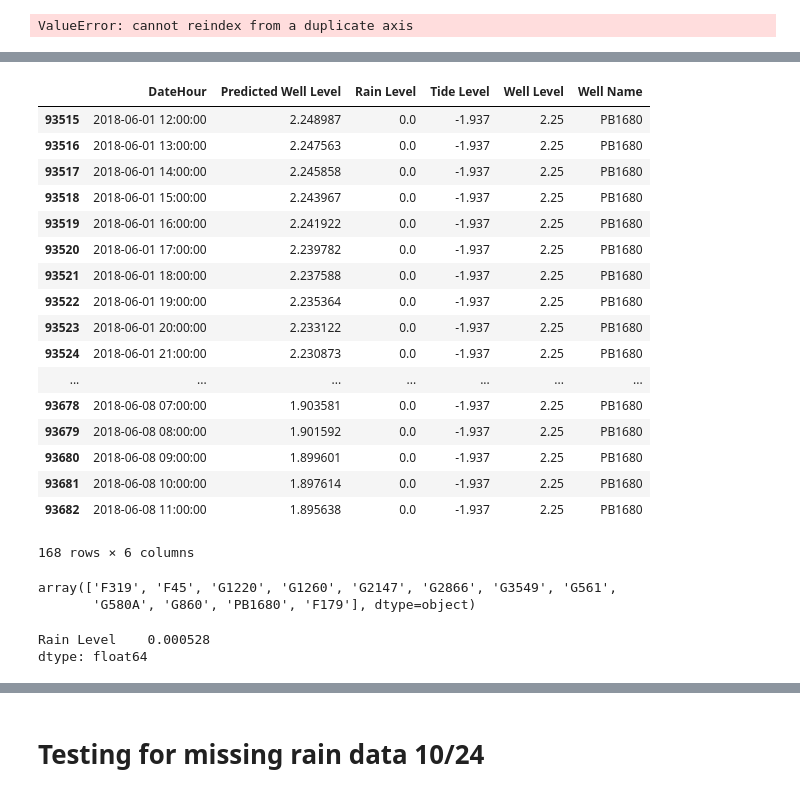
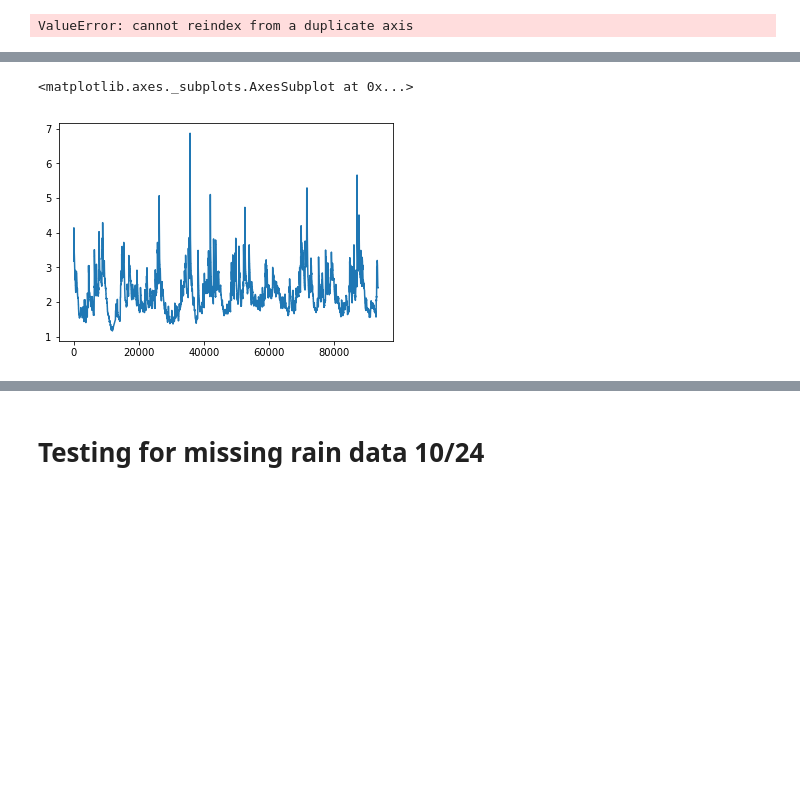
Before and after one commit to ccnobbli/Fall2_Homework, a Jupyter notebook: data/Well Data_Split/Aggregate All Well Data.ipynb, the cells around one changed output, grey strips where cells are left out. Cells and saved outputs as stored; diff of their text form; code cells hidden in the pictures; blank space fills up the shorter version.

```diff
--- a/data/Well Data_Split/Aggregate All Well Data.ipynb
+++ b/data/Well Data_Split/Aggregate All Well Data.ipynb
@@ -353,23 +409,7 @@ ValueError: Can only compare identically-labeled DataFrame objects
+# %%
+df.loc[df['Well Name'] == 'F179', 'Well Level'].plot()
+# %% [output]
+<matplotlib.axes._subplots.AxesSubplot at 0x...>
+[figure, added]
 # %%
 df.to_csv(path + "Combined.csv", index=False)
-# %%
-df.tail(168)
-# %% [output]
-|  | DateHour | Predicted Well Level | Rain Level | Tide Level | Well Level | Well Name |
-| 93515 | 2018-06-01 12:00:00 | 2.248987 | 0.0 | -1.937 | 2.25 | PB1680 |
-| 93516 | 2018-06-01 13:00:00 | 2.247563 | 0.0 | -1.937 | 2.25 | PB1680 |
-| 93517 | 2018-06-01 14:00:00 | 2.245858 | 0.0 | -1.937 | 2.25 | PB1680 |
-| 93518 | 2018-06-01 15:00:00 | 2.243967 | 0.0 | -1.937 | 2.25 | PB1680 |
-| 93519 | 2018-06-01 16:00:00 | 2.241922 | 0.0 | -1.937 | 2.25 | PB1680 |
-| 93520 | 2018-06-01 17:00:00 | 2.239782 | 0.0 | -1.937 | 2.25 | PB1680 |
-| 93521 | 2018-06-01 18:00:00 | 2.237588 | 0.0 | -1.937 | 2.25 | PB1680 |
-| 93522 | 2018-06-01 19:00:00 | 2.235364 | 0.0 | -1.937 | 2.25 | PB1680 |
-| 93523 | 2018-06-01 20:00:00 | 2.233122 | 0.0 | -1.937 | 2.25 | PB1680 |
-| 93524 | 2018-06-01 21:00:00 | 2.230873 | 0.0 | -1.937 | 2.25 | PB1680 |
-| ... | ... | ... | ... | ... | ... | ... |
-| 93678 | 2018-06-08 07:00:00 | 1.903581 | 0.0 | -1.937 | 2.25 | PB1680 |
-| 93679 | 2018-06-08 08:00:00 | 1.901592 | 0.0 | -1.937 | 2.25 | PB1680 |
-| 93680 | 2018-06-08 09:00:00 | 1.899601 | 0.0 | -1.937 | 2.25 | PB1680 |
-| 93681 | 2018-06-08 10:00:00 | 1.897614 | 0.0 | -1.937 | 2.25 | PB1680 |
-| 93682 | 2018-06-08 11:00:00 | 1.895638 | 0.0 | -1.937 | 2.25 | PB1680 |
-168 rows × 6 columns
@@ -378,10 +415,0 @@ wells = df['Well Name'].unique()
-# %%
-wells
-# %% [output]
-array(['F319', 'F45', 'G1220', 'G1260', 'G2147', 'G2866', 'G3549', 'G561',
-       'G580A', 'G860', 'PB1680', 'F179'], dtype=object)
-# %%
-df.loc[df['Well Name'] == 'G1260', ['DateHour', 'Rain Level']].mean()
-# %% [output]
-Rain Level    0.000528
-dtype: float64
```
Also changed, not shown: parts of 17 cells of this notebook, 4 other files.
